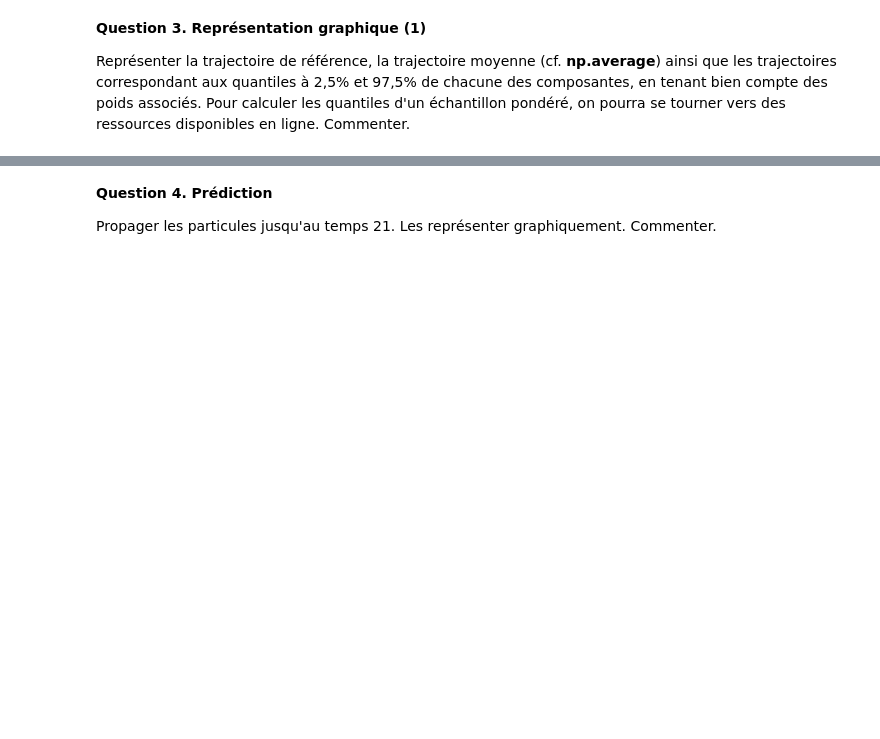
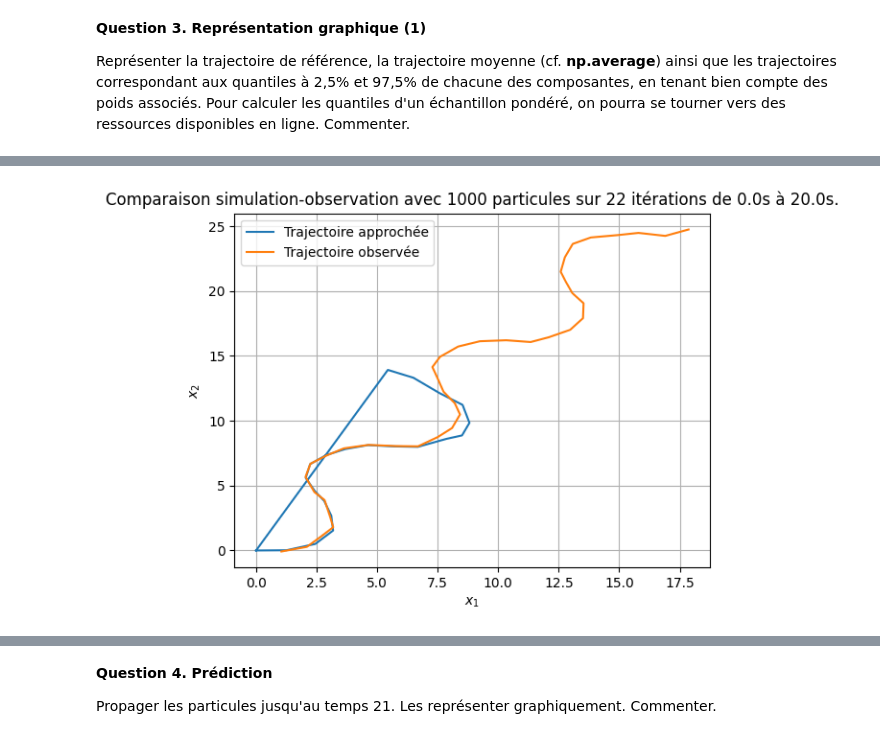
Before and after one commit to SushiOfDestiny/ue11_equdiff_proba_eval, a Jupyter notebook: Projet Probabilités - Complete.ipynb, the cells around one changed output, grey strips where cells are left out. Cells and saved outputs as stored; diff of their text form; code cells hidden in the pictures; blank space fills up the shorter version.

```diff
--- a/Projet Probabilités - Complete.ipynb
+++ b/Projet Probabilités - Complete.ipynb
@@ -557,0 +504,22 @@ def calc_quant_array(a, nb_iter, w):
+# %%
+def compare_traj(nb_iter,x_traj):
+    """compares trajectory with observed one"""
+    plt.plot(x_traj[:, 0], x_traj[:, 1], label="Trajectoire approchée")
+    plt.plot(y_obs[0], y_obs[1], label="Trajectoire observée")
+    plt.grid(True)
+    plt.xlabel('$x_1$')
+    plt.ylabel('$x_2$')
+    plt.title(
+        f'Comparaison simulation-observation avec {N} particules sur {nb_iter} itérations de {t0}s à {T}s.')
+    plt.legend()
+    plt.show()
+# %%
+# calcul nuage
+x, w = kalm_prob()
+nb_iter = len(x)-1  # nb d'itérations effectivement calculées
+
+# affichage du nuage de point final
+plt.scatter(x[-1][:, 0], x[-1][:, 1])
+plt.grid(True)
+plt.title("nuage de points de la dernière itération")
+plt.show()
@@ -557,0 +529,10 @@ def calc_quant_array(a, nb_iter, w):
+# %%
+# calcul trajectoire
+x_m = np.zeros((nb_iter, n), dtype=np.longdouble)
+for k in range(nb_iter-1):
+    x_m[k] = np.average(x[k], 0, w[k])
+
+# affichage trajectoire
+compare_traj(nb_iter,x_m)
+# %% [output]
+[figure, added]
```
Also changed, not shown: parts of 7 cells of this notebook.
